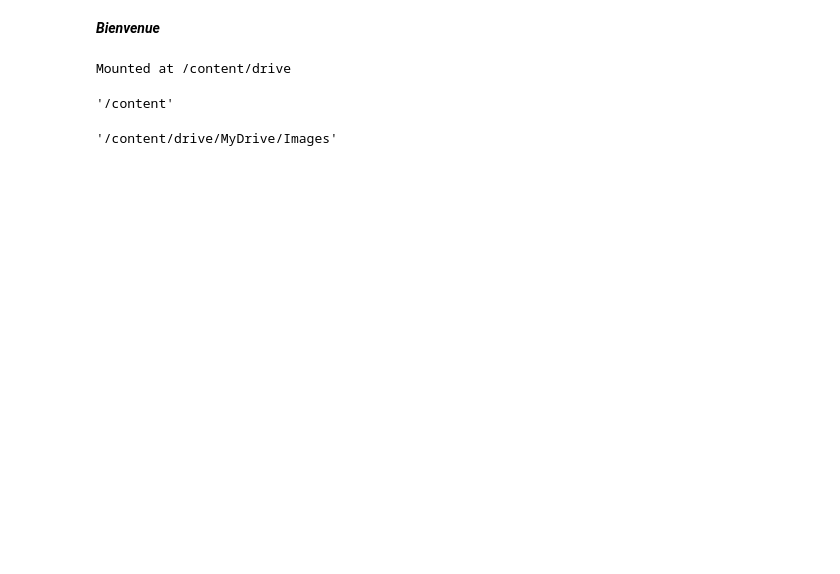
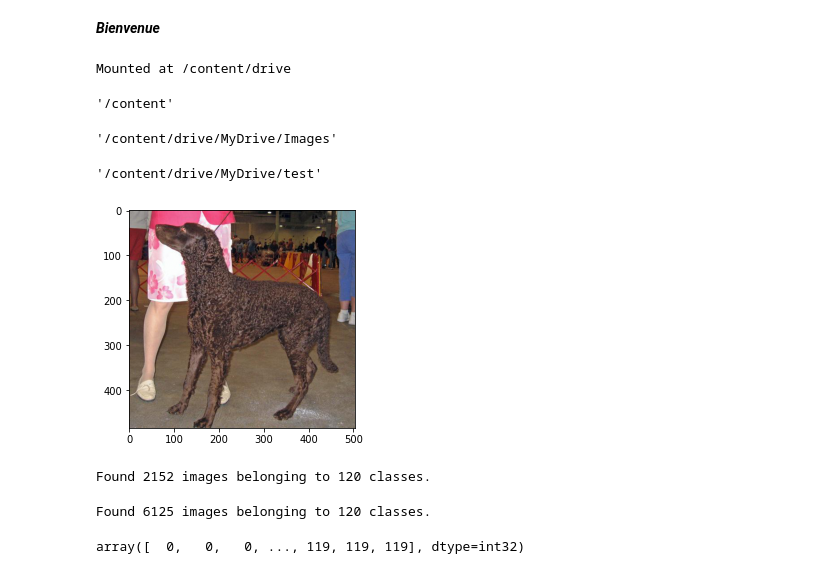
Before and after one commit to Mohamed-SAFIR/DeepLearning, a Jupyter notebook: projet.ipynb, the cells around one changed output. Saved outputs shown, nothing was run; the diff lists cells and outputs as text; code cells hidden in the pictures; blank space fills up the shorter version.

```diff
--- a/projet.ipynb
+++ b/projet.ipynb
@@ -54,3 +54,22 @@ for item in random.sample(glob.glob('/content/drive/MyDrive/Images/*'), 120):
    #    test_filtered folder
    for k in random.sample(glob.glob(item+'/*'), test_percent):
       shutil.copy(k, receipt_folder)
+# %%
+os.chdir('/content/drive/MyDrive/test')
+os.getcwd()
+# %% [output]
+'/content/drive/MyDrive/test'
+# %%
+races = os.listdir()
+races
+
+for race in races:
+  for item in glob.glob(race+'/*'):
+    image = imread(item)
+    type(image)
+    image.shape
+    imagesZ = image * 1./255
+    imagesZ
+    plt.imshow(imagesZ)
+# %% [output]
+[figure, added]
@@ -56,0 +79,24 @@ for item in random.sample(glob.glob('/content/drive/MyDrive/Images/*'), 120):
+# %%
+test_gen = test_datagen.flow_from_directory(
+    '/content/drive/MyDrive/test',
+    target_size = (224,224),
+    batch_size=20,
+    class_mode='categorical',
+    seed = 42
+)
+# %% [output]
+Found 2152 images belonging to 120 classes.
+# %%
+val_gen = val_datagen.flow_from_directory(
+    '/content/drive/MyDrive/validation',
+    target_size = (224,224),
+    batch_size=5,
+    class_mode='categorical',
+    seed = 42
+)
+# %% [output]
+Found 6125 images belonging to 120 classes.
+# %%
+test_gen.classes
+# %% [output]
+array([  0,   0,   0, ..., 119, 119, 119], dtype=int32)
```
Also changed, not shown: parts of 3 cells of this notebook.
